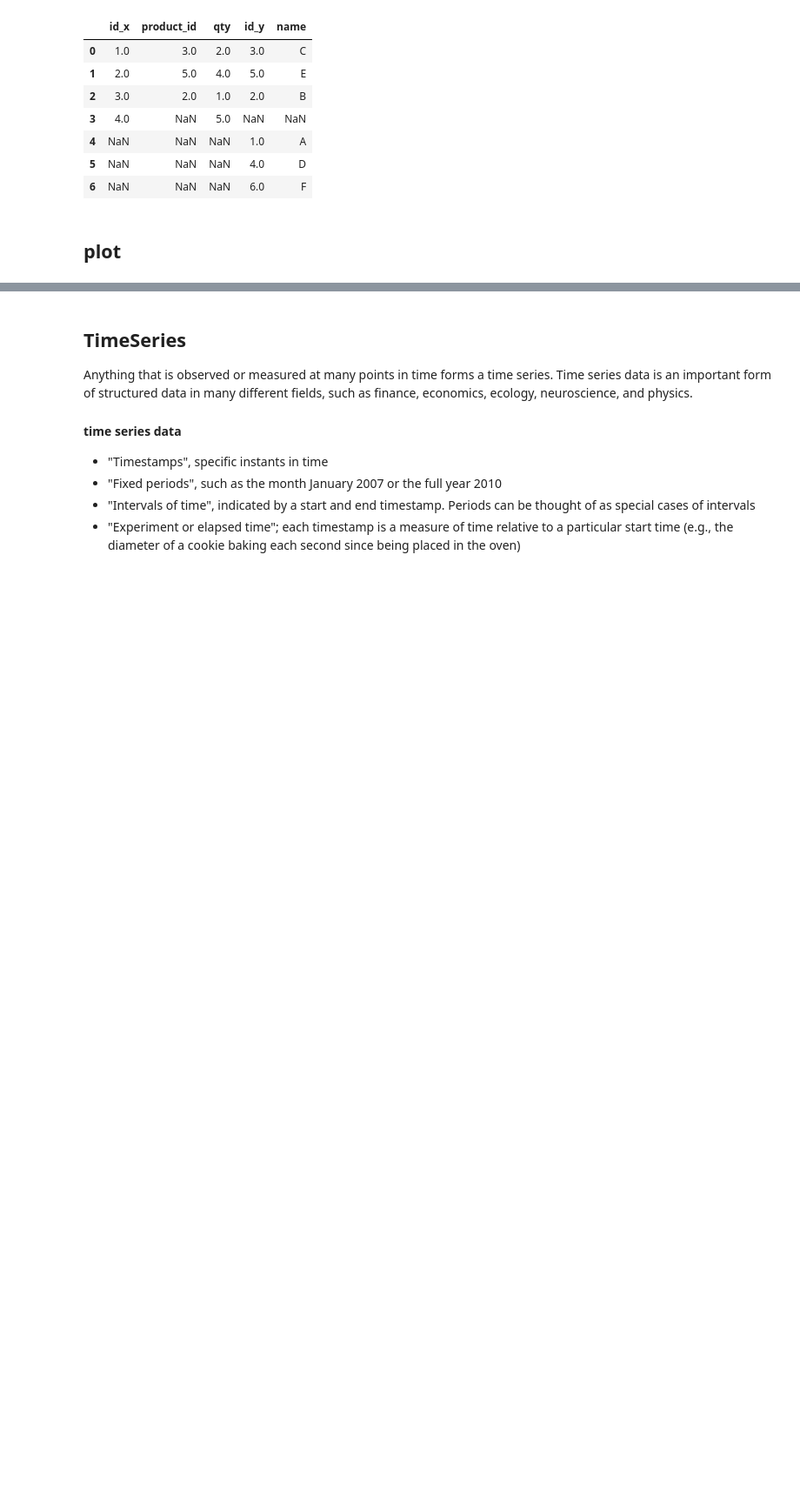
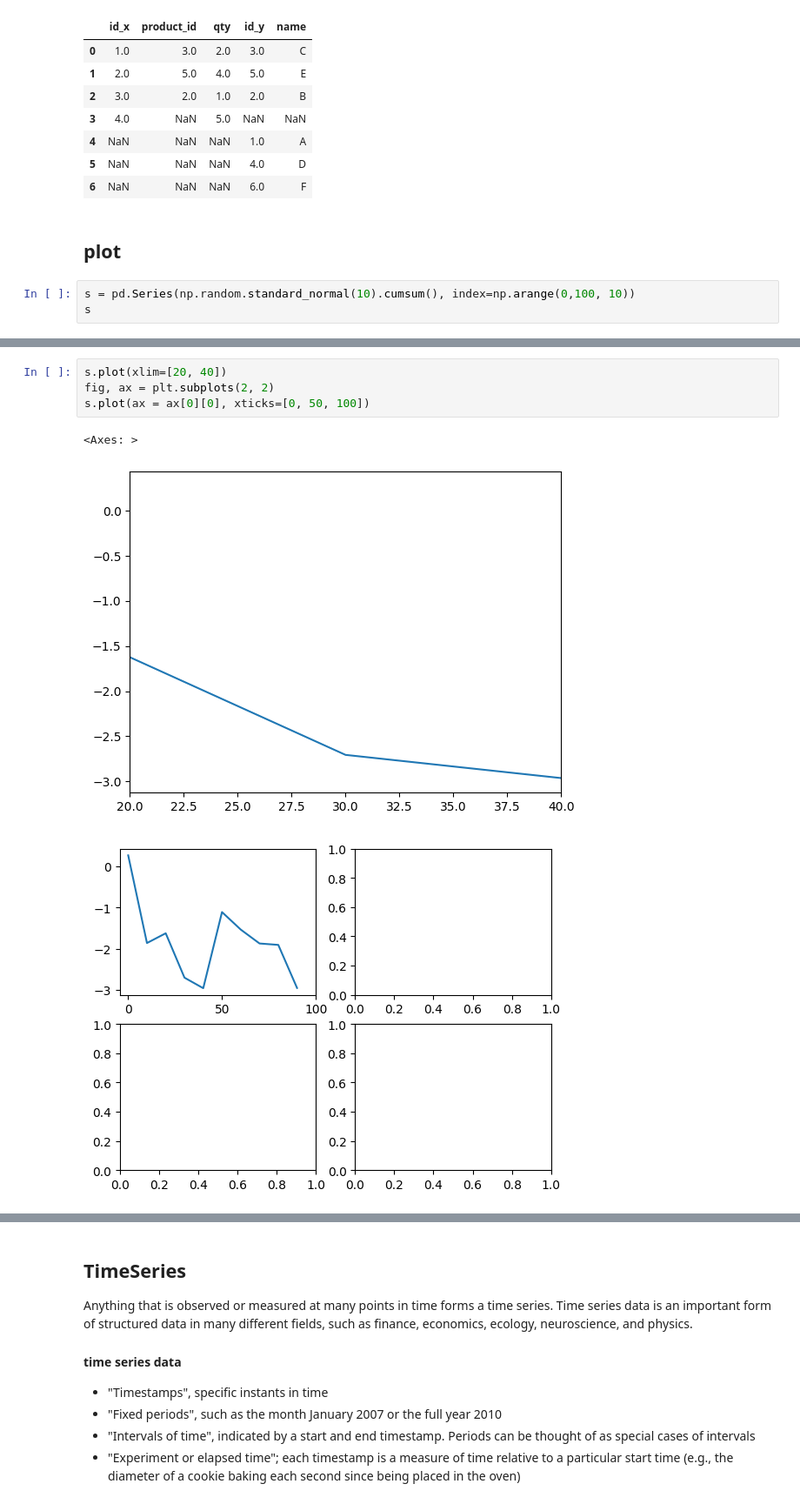
Before and after one commit to MapsaBootCamp/ML-Basic1, a Jupyter notebook: DataAnalysis/pandas_section.ipynb, the cells around one changed output, grey strips where cells are left out. Shown: that part at 87% size. Drawn from its saved outputs; the diff is of its cells as text; blank space fills up the shorter version.

Commit message:
W4-J2: time series data

```diff
--- a/DataAnalysis/pandas_section.ipynb
+++ b/DataAnalysis/pandas_section.ipynb
@@ -1894,3 +1895,6 @@ pd.merge(order, product, left_on = "product_id", right_on="id", how="outer")
 | 6 | NaN | NaN | NaN | 6.0 | F |
 # %% [markdown]
 ## plot
+# %%
+s = pd.Series(np.random.standard_normal(10).cumsum(), index=np.arange(0,100, 10))
+s
@@ -1896,0 +1913,8 @@ pd.merge(order, product, left_on = "product_id", right_on="id", how="outer")
+# %%
+s.plot(xlim=[20, 40])
+fig, ax = plt.subplots(2, 2)
+s.plot(ax = ax[0][0], xticks=[0, 50, 100])
+# %% [output]
+<Axes: >
+[figure, added]
+[figure, added]
```
Also changed, not shown: parts of 65 cells of this notebook.
